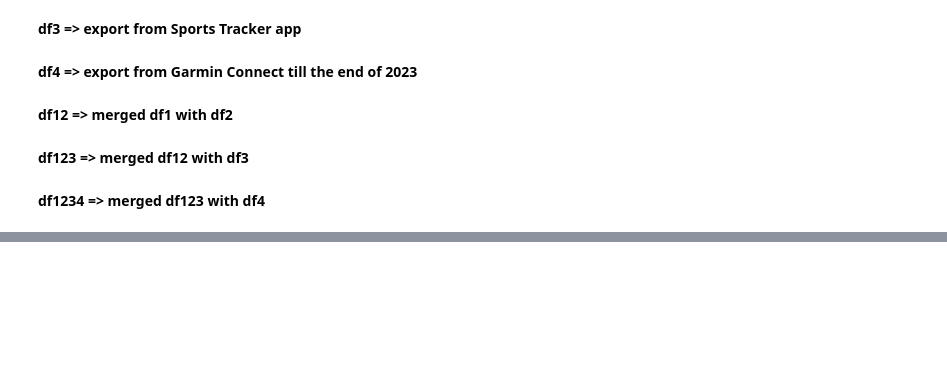
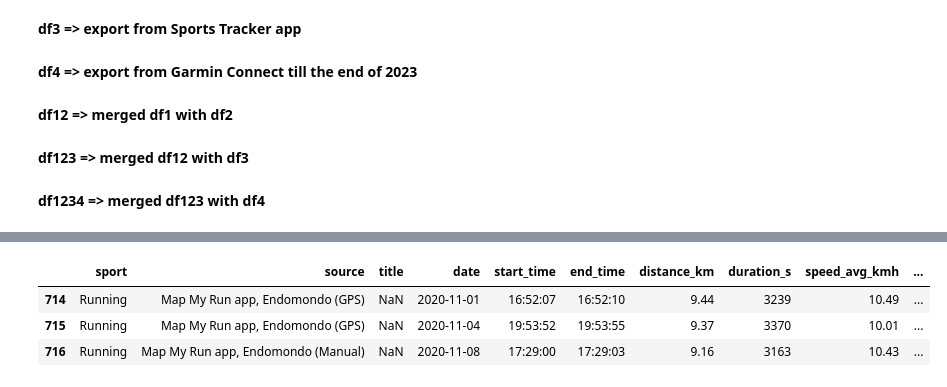
Before and after one commit to slazur83/Tableau, a Jupyter notebook: Workouts.ipynb, the cells around one changed output, grey strips where cells are left out. Saved outputs shown, nothing was run; the diff lists cells and outputs as text; code cells hidden in the pictures; blank space fills up the shorter version.

```diff
--- a/Workouts.ipynb
+++ b/Workouts.ipynb
@@ -189,3 +188,10 @@ df123 = df123.sort_values(by='date')
 # %%
 df1234 = pd.concat([df123, df4], ignore_index=True)
 df1234 = df1234.sort_values(by='date')
+# %%
+selected_dates = df1234.loc[df1234['title'].notna() & ~df1234['title'].str.contains('Bieganie', na=False), 'date']
+rows_to_remove = df1234[(df1234['date'].isin(selected_dates)) & pd.isna(df1234['source'])]
+print("Rows to be removed:")
+print(rows_to_remove)
+
+df1234 = df1234.drop(rows_to_remove.index)
@@ -191,0 +216,10 @@ df1234 = df1234.sort_values(by='date')
+# %%
+selected_dates = ['2018-06-09']
+df1234 = df1234.drop(df1234[(df1234['date'].isin(selected_dates)) & pd.isna(df1234['source'])].index)
+# %%
+selected_dates = ['2020-01-01','2020-01-11','2020-01-12','2020-01-19', '2020-01-28']
+df1234 = df1234.drop(df1234[(
+    (df1234['date'].isin(selected_dates))
+    & (df1234['source'] == 'Garmin Connect')
+    & ((df1234['title'].isna()) | (df1234['title'] == 'Olsztyn Bieg'))
+)].index)
@@ -192,3 +293,11 @@ df1234 = df1234.sort_values(by='date')
+# %%
+selected_rows = df1234[(df1234['date'] >= '2020-11-01') & (df1234['date'] <= '2020-11-30')]
+display(selected_rows)
+# %% [output]
+|  | sport | source | title | date | start_time | end_time | distance_km | duration_s | speed_avg_kmh | ... |
+| 714 | Running | Map My Run app, Endomondo (GPS) | NaN | 2020-11-01 | 16:52:07 | 16:52:10 | 9.44 | 3239 | 10.49 | ... |
+| 715 | Running | Map My Run app, Endomondo (GPS) | NaN | 2020-11-04 | 19:53:52 | 19:53:55 | 9.37 | 3370 | 10.01 | ... |
+| 716 | Running | Map My Run app, Endomondo (Manual) | NaN | 2020-11-08 | 17:29:00 | 17:29:03 | 9.16 | 3163 | 10.43 | ... |
 # %%
 duplicate_rows = df1234[df1234.duplicated(subset=['date', 'duration_s', 'distance_km'], keep=False)]
 
```
Also changed, not shown: parts of 18 cells of this notebook.
